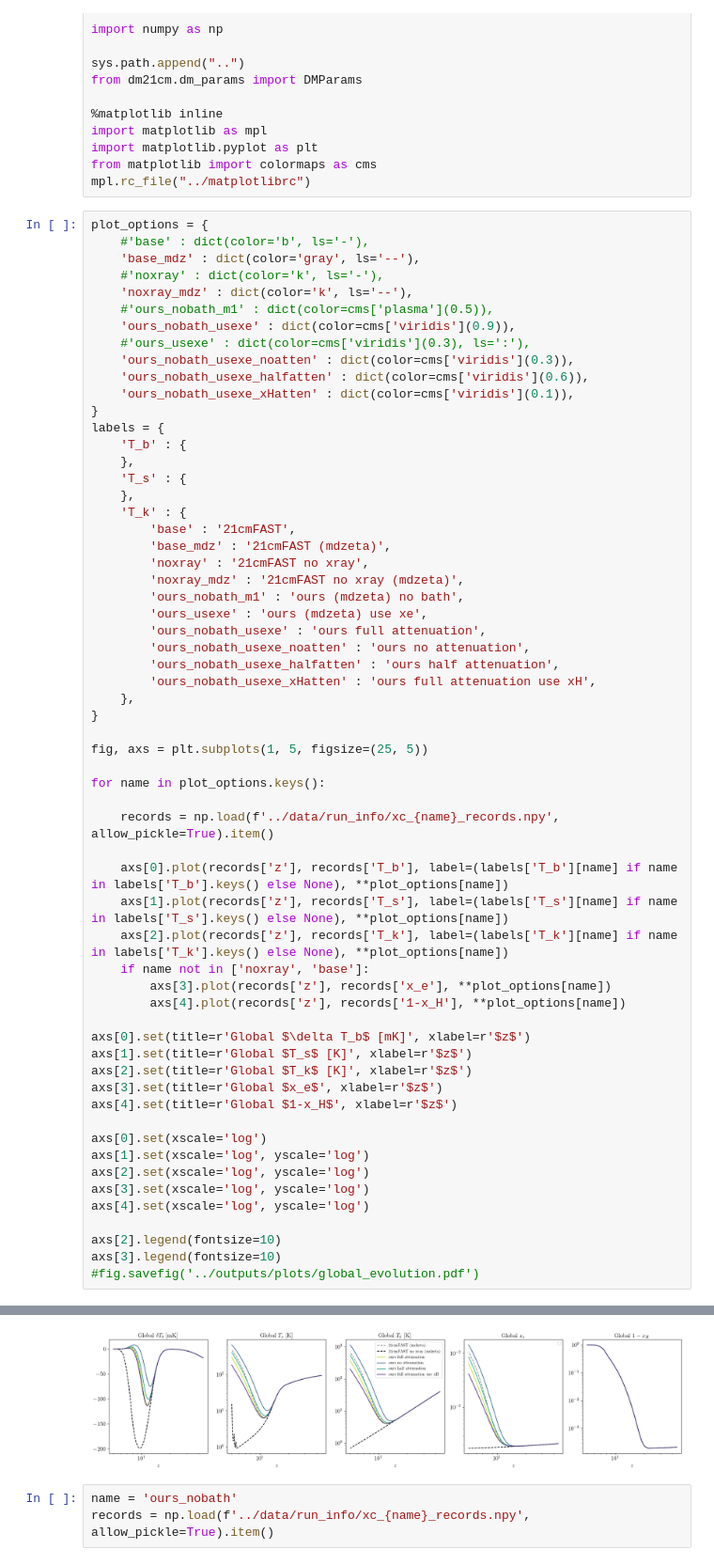
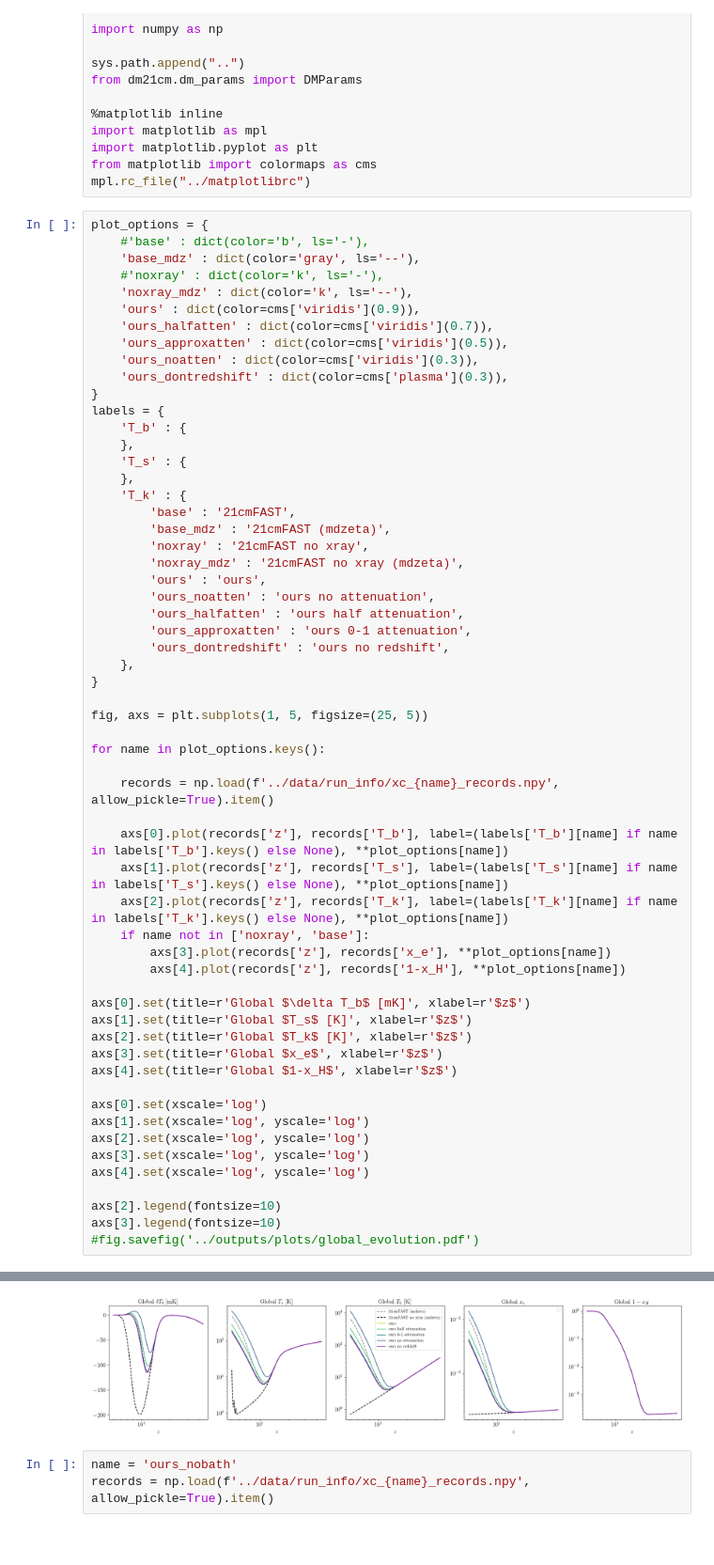
Before and after one commit to yitiansun/DM21cm, a Jupyter notebook: notebooks/plotting_simple.ipynb, the cells around one changed output, grey strips where cells are left out. Shown at 94% size. Drawn from its saved outputs; the diff is of its cells as text.

```diff
--- a/notebooks/plotting_simple.ipynb
+++ b/notebooks/plotting_simple.ipynb
@@ -20,12 +20,11 @@ plot_options = {
     'base_mdz' : dict(color='gray', ls='--'),
     #'noxray' : dict(color='k', ls='-'),
     'noxray_mdz' : dict(color='k', ls='--'),
-    #'ours_nobath_m1' : dict(color=cms['plasma'](0.5)),
-    'ours_nobath_usexe' : dict(color=cms['viridis'](0.9)),
-    #'ours_usexe' : dict(color=cms['viridis'](0.3), ls=':'),
-    'ours_nobath_usexe_noatten' : dict(color=cms['viridis'](0.3)),
-    'ours_nobath_usexe_halfatten' : dict(color=cms['viridis'](0.6)),
-    'ours_nobath_usexe_xHatten' : dict(color=cms['viridis'](0.1)),
+    'ours' : dict(color=cms['viridis'](0.9)),
+    'ours_halfatten' : dict(color=cms['viridis'](0.7)),
+    'ours_approxatten' : dict(color=cms['viridis'](0.5)),
+    'ours_noatten' : dict(color=cms['viridis'](0.3)),
+    'ours_dontredshift' : dict(color=cms['plasma'](0.3)),
 }
 labels = {
     'T_b' : {
@@ -37,12 +36,11 @@ labels = {
         'base_mdz' : '21cmFAST (mdzeta)',
         'noxray' : '21cmFAST no xray',
         'noxray_mdz' : '21cmFAST no xray (mdzeta)',
-        'ours_nobath_m1' : 'ours (mdzeta) no bath',
-        'ours_usexe' : 'ours (mdzeta) use xe',
-        'ours_nobath_usexe' : 'ours full attenuation',
-        'ours_nobath_usexe_noatten' : 'ours no attenuation',
-        'ours_nobath_usexe_halfatten' : 'ours half attenuation',
-        'ours_nobath_usexe_xHatten' : 'ours full attenuation use xH',
+        'ours' : 'ours',
+        'ours_noatten' : 'ours no attenuation',
+        'ours_halfatten' : 'ours half attenuation',
+        'ours_approxatten' : 'ours 0-1 attenuation',
+        'ours_dontredshift' : 'ours no redshift',
     },
 }
 
@@ -50,34 +48,34 @@ fig, axs = plt.subplots(1, 5, figsize=(25, 5))
 
 for name in plot_options.keys():
 
     records = np.load(f'../data/run_info/xc_{name}_records.npy', allow_pickle=True).item()
 
     axs[0].plot(records['z'], records['T_b'], label=(labels['T_b'][name] if name in labels['T_b'].keys() else None), **plot_options[name])
     axs[1].plot(records['z'], records['T_s'], label=(labels['T_s'][name] if name in labels['T_s'].keys() else None), **plot_options[name])
     axs[2].plot(records['z'], records['T_k'], label=(labels['T_k'][name] if name in labels['T_k'].keys() else None), **plot_options[name])
     if name not in ['noxray', 'base']:
         axs[3].plot(records['z'], records['x_e'], **plot_options[name])
         axs[4].plot(records['z'], records['1-x_H'], **plot_options[name])
 
 axs[0].set(title=r'Global $\delta T_b$ [mK]', xlabel=r'$z$')
 axs[1].set(title=r'Global $T_s$ [K]', xlabel=r'$z$')
 axs[2].set(title=r'Global $T_k$ [K]', xlabel=r'$z$')
 axs[3].set(title=r'Global $x_e$', xlabel=r'$z$')
 axs[4].set(title=r'Global $1-x_H$', xlabel=r'$z$')
 
 axs[0].set(xscale='log')
 axs[1].set(xscale='log', yscale='log')
 axs[2].set(xscale='log', yscale='log')
 axs[3].set(xscale='log', yscale='log')
 axs[4].set(xscale='log', yscale='log')
 
 axs[2].legend(fontsize=10)
 axs[3].legend(fontsize=10)
 #fig.savefig('../outputs/plots/global_evolution.pdf')
 # %% [output]
 No artists with labels found to put in legend.  Note that artists whose label start with an underscore are ignored when legend() is called with no argument.
 <matplotlib.legend.Legend at 0x...>
-[figure, old version]
+[figure, new version]
 # %%
 name = 'ours_nobath'
 records = np.load(f'../data/run_info/xc_{name}_records.npy', allow_pickle=True).item()
```
Also changed, not shown: 5 other files.
